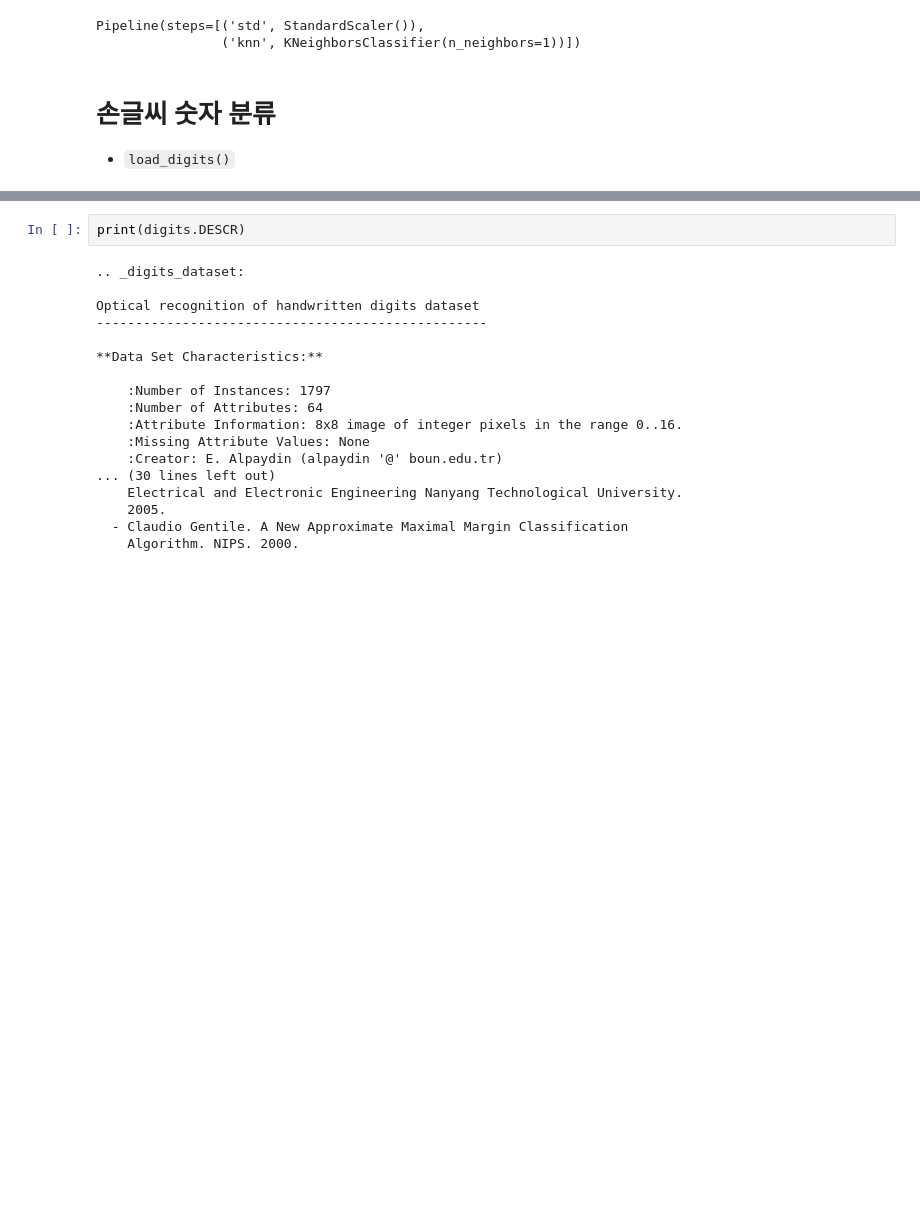
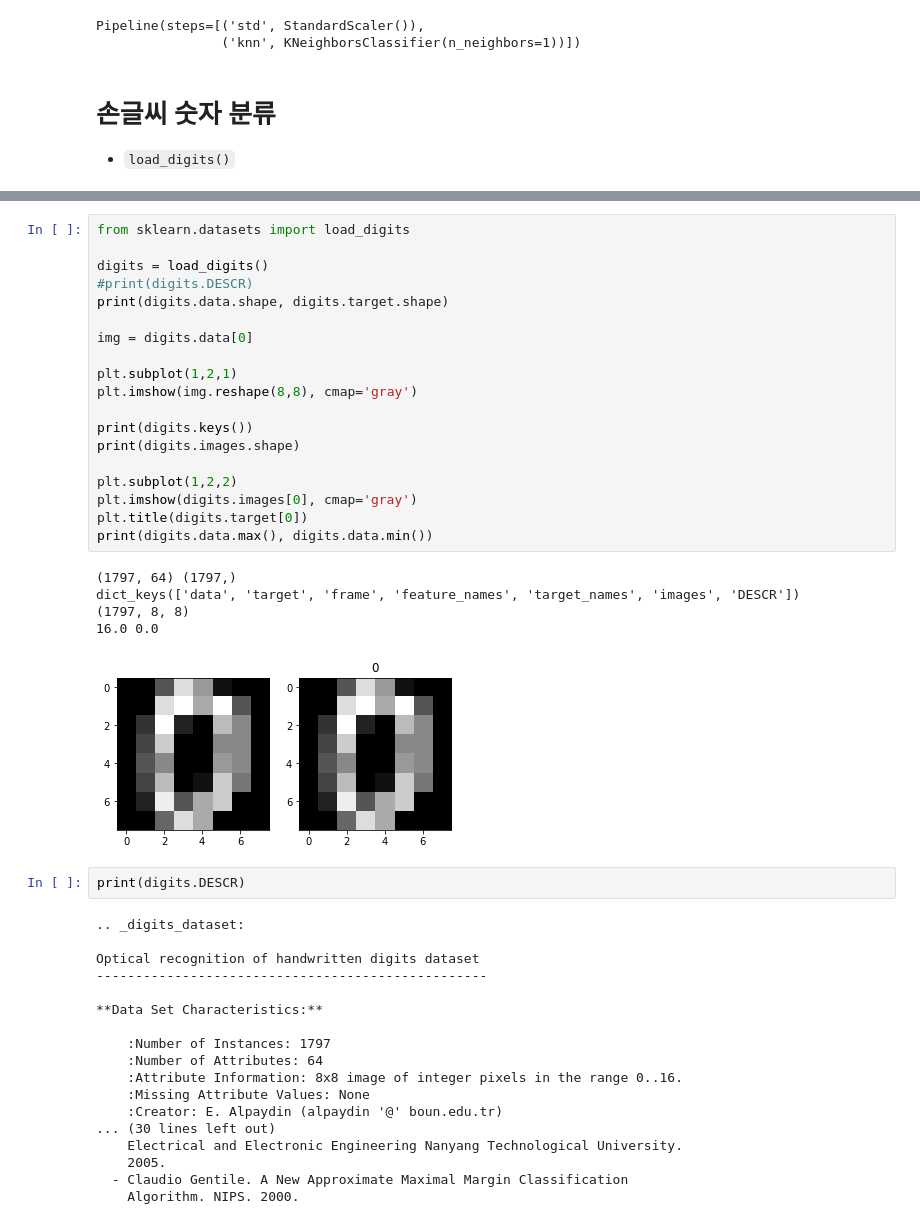
Before and after one commit to dnjswnsthd/bnk_py, a Jupyter notebook: 1_ML_AtoZ_KNN_lab.ipynb, the cells around one changed output, grey strips where cells are left out. Cells and saved outputs as stored; diff of their text form; blank space fills up the shorter version.

```diff
--- a/1_ML_AtoZ_KNN_lab.ipynb
+++ b/1_ML_AtoZ_KNN_lab.ipynb
@@ -919,3 +914,28 @@ first digits : 0
+# %%
+from sklearn.datasets import load_digits
+
+digits = load_digits()
+#print(digits.DESCR)
+print(digits.data.shape, digits.target.shape)
+
+img = digits.data[0]
+
+plt.subplot(1,2,1)
+plt.imshow(img.reshape(8,8), cmap='gray')
+
+print(digits.keys())
+print(digits.images.shape)
+
+plt.subplot(1,2,2)
+plt.imshow(digits.images[0], cmap='gray')
+plt.title(digits.target[0])
+print(digits.data.max(), digits.data.min())
+# %% [output]
+(1797, 64) (1797,)
+dict_keys(['data', 'target', 'frame', 'feature_names', 'target_names', 'images', 'DESCR'])
+(1797, 8, 8)
+16.0 0.0
+[figure, added]
 # %%
 print(digits.DESCR)
 # %% [output]
```
Also changed, not shown: parts of 28 cells of this notebook.
